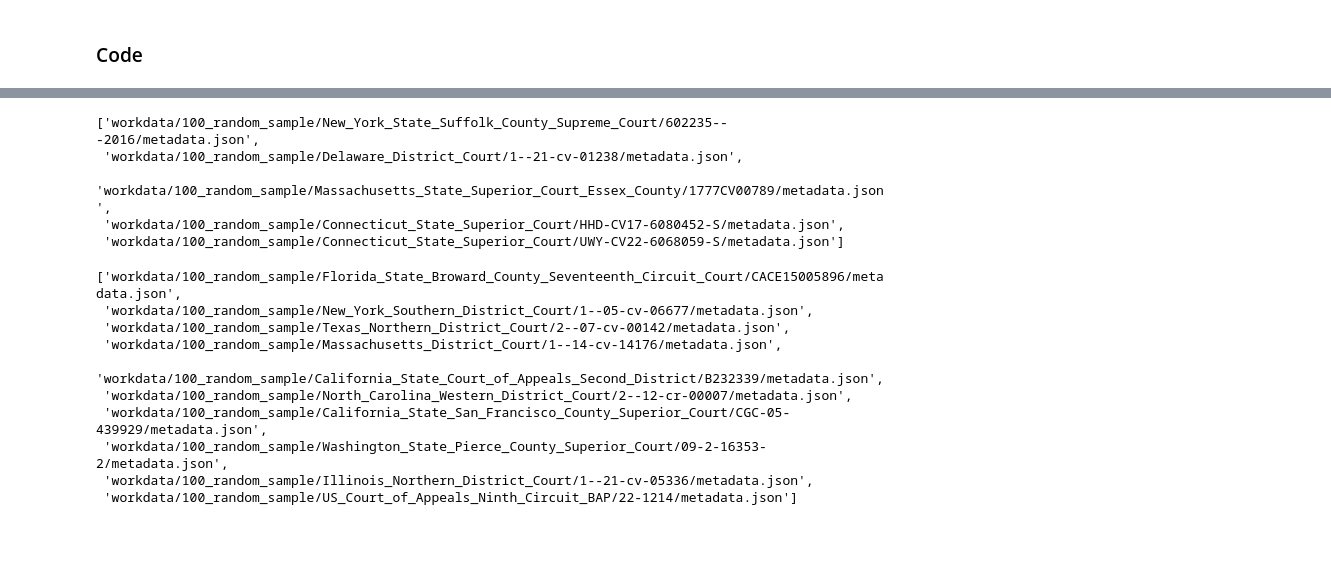
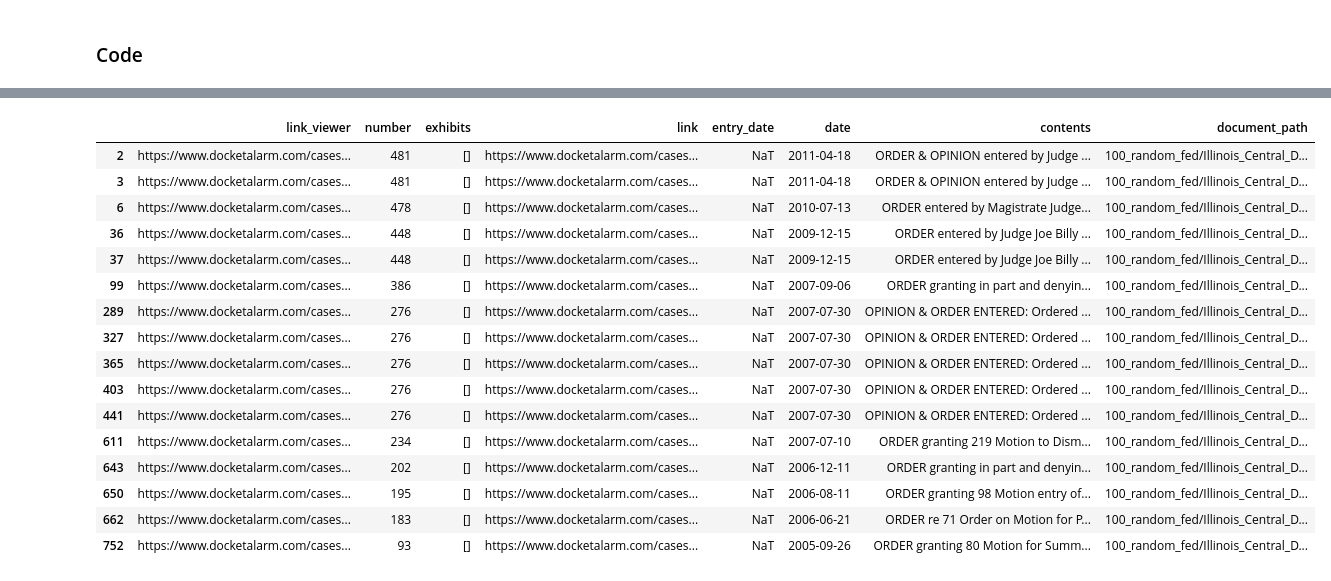
Before and after one commit to ampribe/variable-extraction, a Jupyter notebook: testing.ipynb, the cells around one changed output, grey strips where cells are left out. Drawn from its saved outputs; the diff is of its cells as text; code cells hidden in the pictures; blank space fills up the shorter version.

Commit message:
modified document handling

```diff
--- a/testing.ipynb
+++ b/testing.ipynb
@@ -32,9 +26,2 @@ from extractors.jury_ruling_classifier import JuryRulingClassifier
 # %%
-df = pd.read_csv("labeled_cases.csv")
-df[df.trial_type == "jury"].metadata_path.tolist()
+df = pd.read_csv("fed_categories.csv")
-# %% [output]
-['workdata/100_random_sample/New_York_State_Suffolk_County_Supreme_Court/602235---2016/metadata.json',
- 'workdata/100_random_sample/Delaware_District_Court/1--21-cv-01238/metadata.json',
- 'workdata/100_random_sample/Massachusetts_State_Superior_Court_Essex_County/1777CV00789/metadata.json',
- 'workdata/100_random_sample/Connecticut_State_Superior_Court/HHD-CV17-6080452-S/metadata.json',
- 'workdata/100_random_sample/Connecticut_State_Superior_Court/UWY-CV22-6068059-S/metadata.json']
@@ -41,13 +30,25 @@ df[df.trial_type == "jury"].metadata_path.tolist()
 # %%
-df[df.trial_type == "bench"].metadata_path.tolist()
+trial_paths = df[df.trial == True].metadata_path.tolist()
-# %% [output]
-['workdata/100_random_sample/Florida_State_Broward_County_Seventeenth_Circuit_Court/CACE15005896/metadata.json',
- 'workdata/100_random_sample/New_York_Southern_District_Court/1--05-cv-06677/metadata.json',
- 'workdata/100_random_sample/Texas_Northern_District_Court/2--07-cv-00142/metadata.json',
- 'workdata/100_random_sample/Massachusetts_District_Court/1--14-cv-14176/metadata.json',
- 'workdata/100_random_sample/California_State_Court_of_Appeals_Second_District/B232339/metadata.json',
- 'workdata/100_random_sample/North_Carolina_Western_District_Court/2--12-cr-00007/metadata.json',
- 'workdata/100_random_sample/California_State_San_Francisco_County_Superior_Court/CGC-05-439929/metadata.json',
- 'workdata/100_random_sample/Washington_State_Pierce_County_Superior_Court/09-2-16353-2/metadata.json',
- 'workdata/100_random_sample/Illinois_Northern_District_Court/1--21-cv-05336/metadata.json',
- 'workdata/100_random_sample/US_Court_of_Appeals_Ninth_Circuit_BAP/22-1214/metadata.json']
+# %%
+path = trial_paths[29]
+case = CaseMetadata.from_metadata_path(path)
+dr = case.get_docket_report()
+dr[dr.document_path != ""]
+# %% [output]
+|  | link_viewer | number | exhibits | link | entry_date | date | contents | document_path |
+| 2 | https://www.docketalarm.com/cases... | 481 | [] | https://www.docketalarm.com/cases... | NaT | 2011-04-18 | ORDER & OPINION entered by Judge ... | 100_random_fed/Illinois_Central_D... |
+| 3 | https://www.docketalarm.com/cases... | 481 | [] | https://www.docketalarm.com/cases... | NaT | 2011-04-18 | ORDER & OPINION entered by Judge ... | 100_random_fed/Illinois_Central_D... |
+| 6 | https://www.docketalarm.com/cases... | 478 | [] | https://www.docketalarm.com/cases... | NaT | 2010-07-13 | ORDER entered by Magistrate Judge... | 100_random_fed/Illinois_Central_D... |
+| 36 | https://www.docketalarm.com/cases... | 448 | [] | https://www.docketalarm.com/cases... | NaT | 2009-12-15 | ORDER entered by Judge Joe Billy ... | 100_random_fed/Illinois_Central_D... |
+| 37 | https://www.docketalarm.com/cases... | 448 | [] | https://www.docketalarm.com/cases... | NaT | 2009-12-15 | ORDER entered by Judge Joe Billy ... | 100_random_fed/Illinois_Central_D... |
+| 99 | https://www.docketalarm.com/cases... | 386 | [] | https://www.docketalarm.com/cases... | NaT | 2007-09-06 | ORDER granting in part and denyin... | 100_random_fed/Illinois_Central_D... |
+| 289 | https://www.docketalarm.com/cases... | 276 | [] | https://www.docketalarm.com/cases... | NaT | 2007-07-30 | OPINION & ORDER ENTERED: Ordered ... | 100_random_fed/Illinois_Central_D... |
+| 327 | https://www.docketalarm.com/cases... | 276 | [] | https://www.docketalarm.com/cases... | NaT | 2007-07-30 | OPINION & ORDER ENTERED: Ordered ... | 100_random_fed/Illinois_Central_D... |
+| 365 | https://www.docketalarm.com/cases... | 276 | [] | https://www.docketalarm.com/cases... | NaT | 2007-07-30 | OPINION & ORDER ENTERED: Ordered ... | 100_random_fed/Illinois_Central_D... |
+| 403 | https://www.docketalarm.com/cases... | 276 | [] | https://www.docketalarm.com/cases... | NaT | 2007-07-30 | OPINION & ORDER ENTERED: Ordered ... | 100_random_fed/Illinois_Central_D... |
+| 441 | https://www.docketalarm.com/cases... | 276 | [] | https://www.docketalarm.com/cases... | NaT | 2007-07-30 | OPINION & ORDER ENTERED: Ordered ... | 100_random_fed/Illinois_Central_D... |
+| 611 | https://www.docketalarm.com/cases... | 234 | [] | https://www.docketalarm.com/cases... | NaT | 2007-07-10 | ORDER granting 219 Motion to Dism... | 100_random_fed/Illinois_Central_D... |
+| 643 | https://www.docketalarm.com/cases... | 202 | [] | https://www.docketalarm.com/cases... | NaT | 2006-12-11 | ORDER granting in part and denyin... | 100_random_fed/Illinois_Central_D... |
+| 650 | https://www.docketalarm.com/cases... | 195 | [] | https://www.docketalarm.com/cases... | NaT | 2006-08-11 | ORDER granting 98 Motion entry of... | 100_random_fed/Illinois_Central_D... |
+| 662 | https://www.docketalarm.com/cases... | 183 | [] | https://www.docketalarm.com/cases... | NaT | 2006-06-21 | ORDER re 71 Order on Motion for P... | 100_random_fed/Illinois_Central_D... |
+| 752 | https://www.docketalarm.com/cases... | 93 | [] | https://www.docketalarm.com/cases... | NaT | 2005-09-26 | ORDER granting 80 Motion for Summ... | 100_random_fed/Illinois_Central_D... |
```
Also changed, not shown: parts of 27 cells of this notebook, 3 other files.
